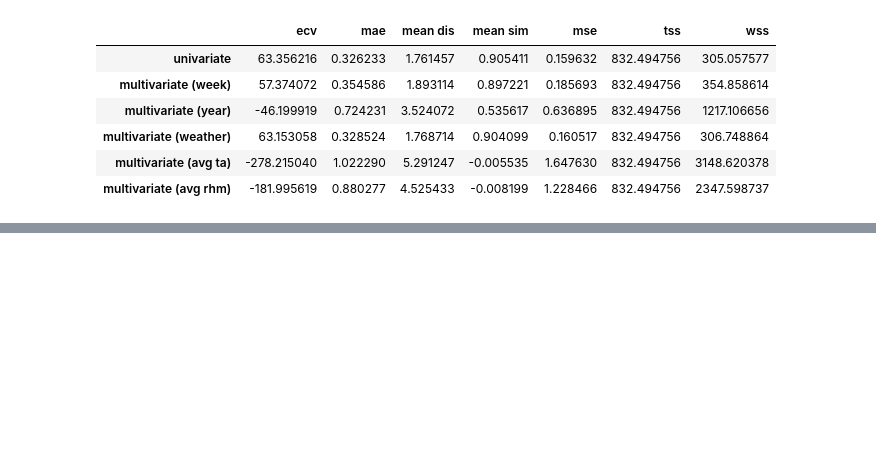
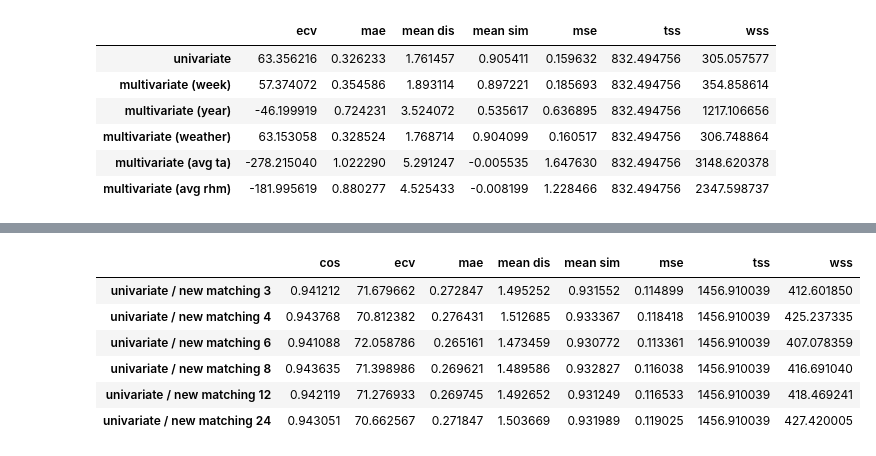
Before and after one commit to formegusto/demand-forecasting, a Jupyter notebook: Cluster Pattern Use (Output).ipynb, the cells around one changed output, grey strips where cells are left out. Cells and saved outputs as stored; diff of their text form; code cells hidden in the pictures; blank space fills up the shorter version.

```diff
--- a/Cluster Pattern Use (Output).ipynb
+++ b/Cluster Pattern Use (Output).ipynb
@@ -5,16 +5,18 @@
 
 import matplotlib.pyplot as plt
 import pandas as pd
-from src.model import ClusterModel
+from src.model import BasicModel
 
 plt.rcParams['figure.figsize'] = 15.7,13.27
 plt.rcParams['font.family'] = 'AppleGothic'
 
 class LEARN_INFO:
-    def __init__(self, name, columns, is_contain_cluster_label=False):
+    def __init__(self, name, columns, is_contain_cluster_label=False, matching_type="general", jump=3):
         self.name = name
         self.columns = columns
         self.is_label = is_contain_cluster_label
+        self.matching = matching_type
+        self.jump = jump
 
 
 # INPUT_REPORT_SIMULATION = [
@@ -24,10 +26,10 @@ class LEARN_INFO:
 
 DEFAULT_COLUMNS = [
     'energy (kw 15min)',
-    'week sin',
-    'week cos',
-    'year sin',
-    'year cos',
+    ['week sin',
+    'week cos'],
+    ['year sin',
+    'year cos'],
     'season idx',
     'weather idx',
     'avg ta',
@@ -243,0 +331,10 @@ val_evaluate_df
+# %%
+test_evaluate_df
+# %% [output]
+|  | cos | ecv | mae | mean dis | mean sim | mse | tss | wss |
+| univariate / new matching 3 | 0.941212 | 71.679662 | 0.272847 | 1.495252 | 0.931552 | 0.114899 | 1456.910039 | 412.601850 |
+| univariate / new matching 4 | 0.943768 | 70.812382 | 0.276431 | 1.512685 | 0.933367 | 0.118418 | 1456.910039 | 425.237335 |
+| univariate / new matching 6 | 0.941088 | 72.058786 | 0.265161 | 1.473459 | 0.930772 | 0.113361 | 1456.910039 | 407.078359 |
+| univariate / new matching 8 | 0.943635 | 71.398986 | 0.269621 | 1.489586 | 0.932827 | 0.116038 | 1456.910039 | 416.691040 |
+| univariate / new matching 12 | 0.942119 | 71.276933 | 0.269745 | 1.492652 | 0.931249 | 0.116533 | 1456.910039 | 418.469241 |
+| univariate / new matching 24 | 0.943051 | 70.662567 | 0.271847 | 1.503669 | 0.931989 | 0.119025 | 1456.910039 | 427.420005 |
```
Also changed, not shown: parts of 2 cells of this notebook, 5 other files.
